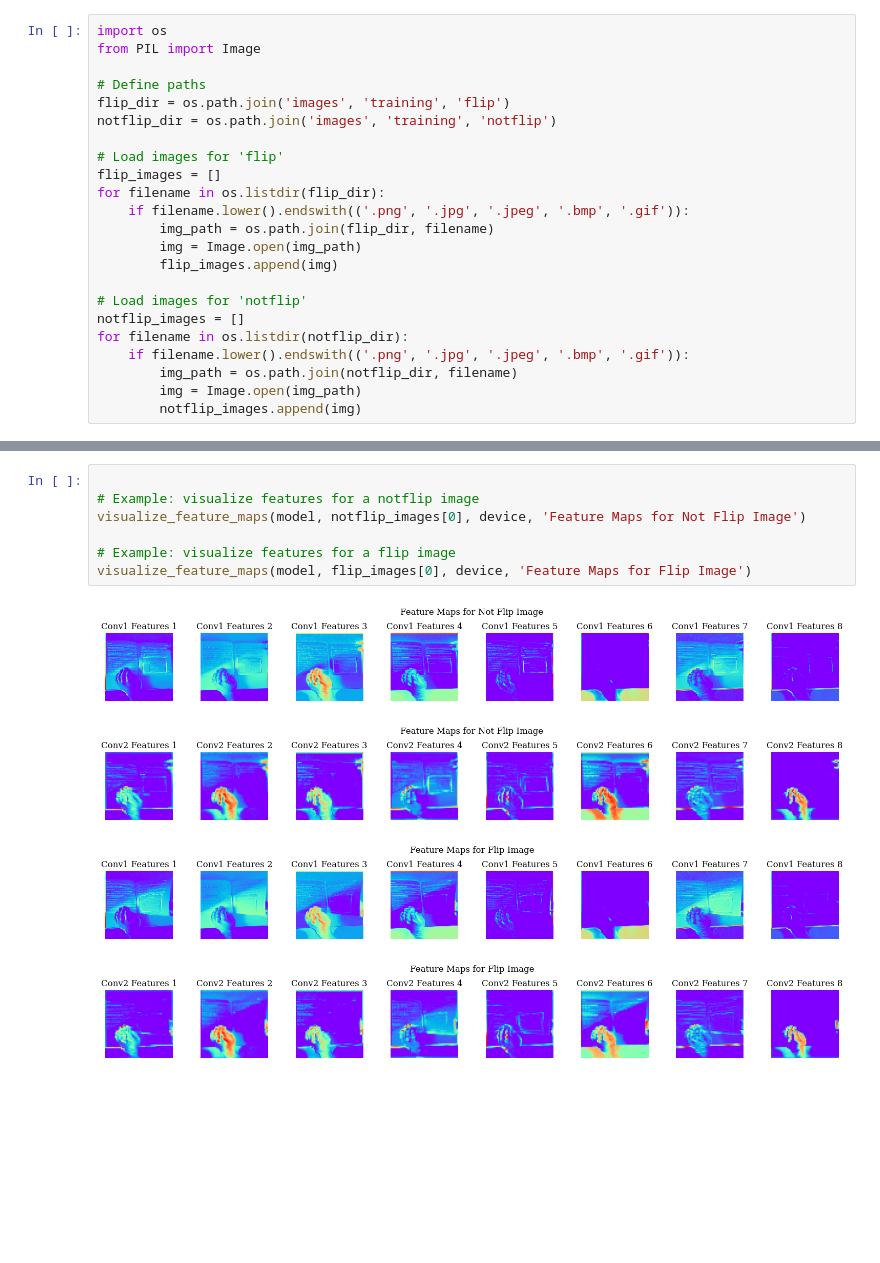
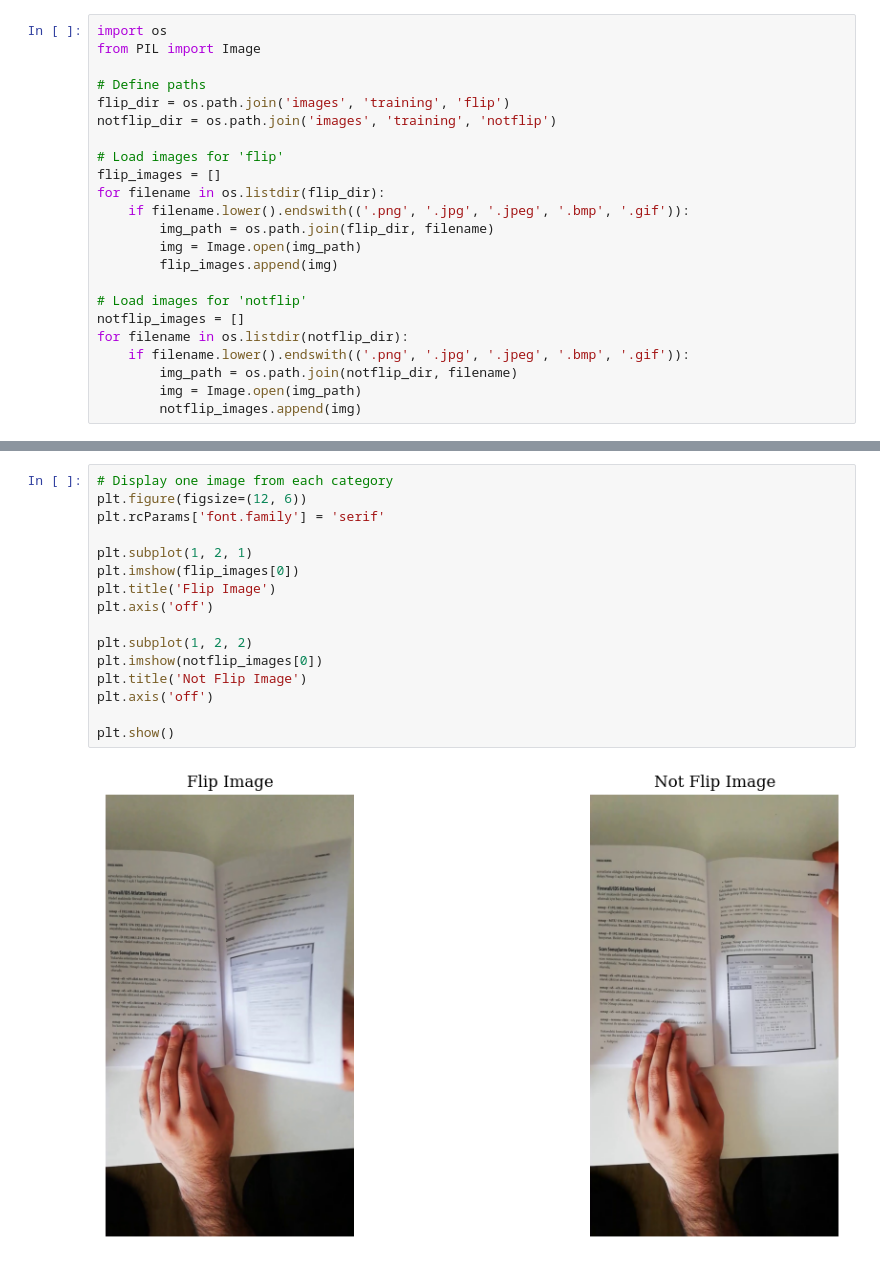
Before and after one commit to SamarpanChakraborty97/ML-Projects, a Jupyter notebook: Project4/monReader_exploration.ipynb, the cells around one changed output, grey strips where cells are left out. Saved outputs shown, nothing was run; the diff lists cells and outputs as text; blank space fills up the shorter version.

```diff
--- a/Project4/monReader_exploration.ipynb
+++ b/Project4/monReader_exploration.ipynb
@@ -292,12 +48,18 @@ def visualize_feature_maps(model, image, device, suptitle):
-# %%
-
-# Example: visualize features for a notflip image
-visualize_feature_maps(model, notflip_images[0], device, 'Feature Maps for Not Flip Image')
-
-# Example: visualize features for a flip image
-visualize_feature_maps(model, flip_images[0], device, 'Feature Maps for Flip Image')
-# %% [output]
-[figure, removed]
-[figure, removed]
-[figure, removed]
-[figure, removed]
+# %%
+# Display one image from each category
+plt.figure(figsize=(12, 6))
+plt.rcParams['font.family'] = 'serif'
+
+plt.subplot(1, 2, 1)
+plt.imshow(flip_images[0])
+plt.title('Flip Image')
+plt.axis('off')
+
+plt.subplot(1, 2, 2)
+plt.imshow(notflip_images[0])
+plt.title('Not Flip Image')
+plt.axis('off')
+
+plt.show()
+# %% [output]
+[figure, added]
```
Also changed, not shown: parts of 40 cells of this notebook, 4 other files.
